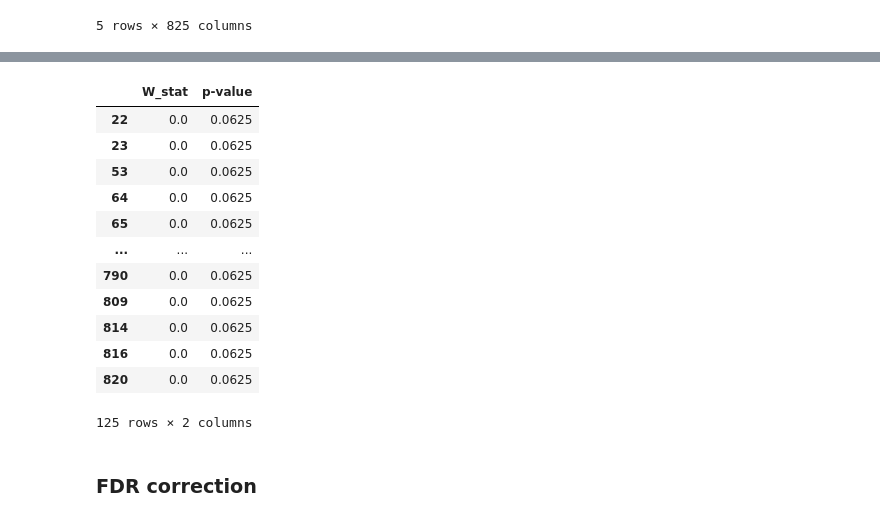
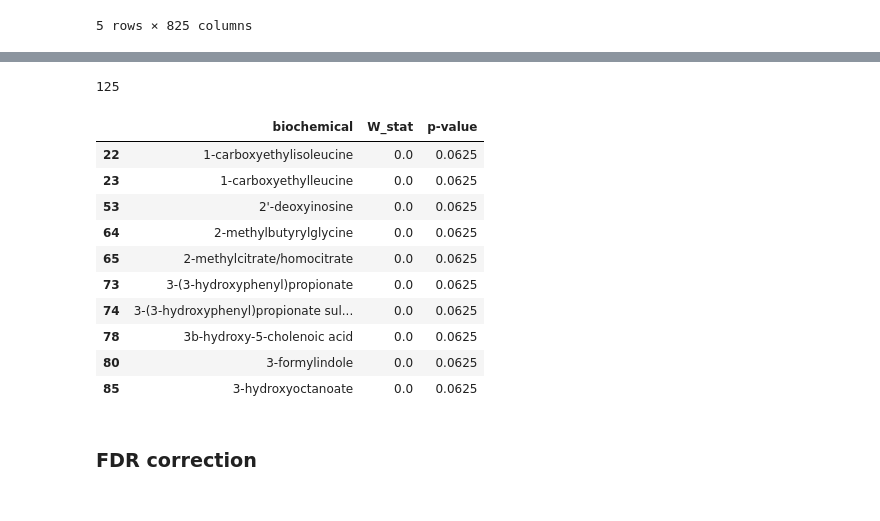
Before and after one commit to danielchang2002/FecalMetabolomics, a Jupyter notebook: notebooks/Wilcoxon.ipynb, the cells around one changed output, grey strips where cells are left out. Drawn from its saved outputs; the diff is of its cells as text; code cells hidden in the pictures.

```diff
--- a/notebooks/Wilcoxon.ipynb
+++ b/notebooks/Wilcoxon.ipynb
@@ -90,21 +98,19 @@ wilcoxon
-# %%
-# print the biochemicals with p_value < 0.1
-crit = wilcoxon.loc[wilcoxon['p-value'] < 0.1]
-crit
-# %% [output]
-|  | W_stat | p-value |
-| 22 | 0.0 | 0.0625 |
-| 23 | 0.0 | 0.0625 |
-| 53 | 0.0 | 0.0625 |
-| 64 | 0.0 | 0.0625 |
-| 65 | 0.0 | 0.0625 |
-| ... | ... | ... |
-| 790 | 0.0 | 0.0625 |
-| 809 | 0.0 | 0.0625 |
-| 814 | 0.0 | 0.0625 |
-| 816 | 0.0 | 0.0625 |
-| 820 | 0.0 | 0.0625 |
-125 rows × 2 columns
+# %%
+print(len(wilcoxon[wilcoxon['p-value'] < 0.1]))
+wilcoxon.nsmallest(10, columns='p-value')
+# %% [output]
+125
+|  | biochemical | W_stat | p-value |
+| 22 | 1-carboxyethylisoleucine | 0.0 | 0.0625 |
+| 23 | 1-carboxyethylleucine | 0.0 | 0.0625 |
+| 53 | 2'-deoxyinosine | 0.0 | 0.0625 |
+| 64 | 2-methylbutyrylglycine | 0.0 | 0.0625 |
+| 65 | 2-methylcitrate/homocitrate | 0.0 | 0.0625 |
+| 73 | 3-(3-hydroxyphenyl)propionate | 0.0 | 0.0625 |
+| 74 | 3-(3-hydroxyphenyl)propionate sul... | 0.0 | 0.0625 |
+| 78 | 3b-hydroxy-5-cholenoic acid | 0.0 | 0.0625 |
+| 80 | 3-formylindole | 0.0 | 0.0625 |
+| 85 | 3-hydroxyoctanoate | 0.0 | 0.0625 |
 # %% [markdown]
 ### FDR correction
 # %%
```
Also changed, not shown: parts of 23 cells of this notebook, 3 other files.
